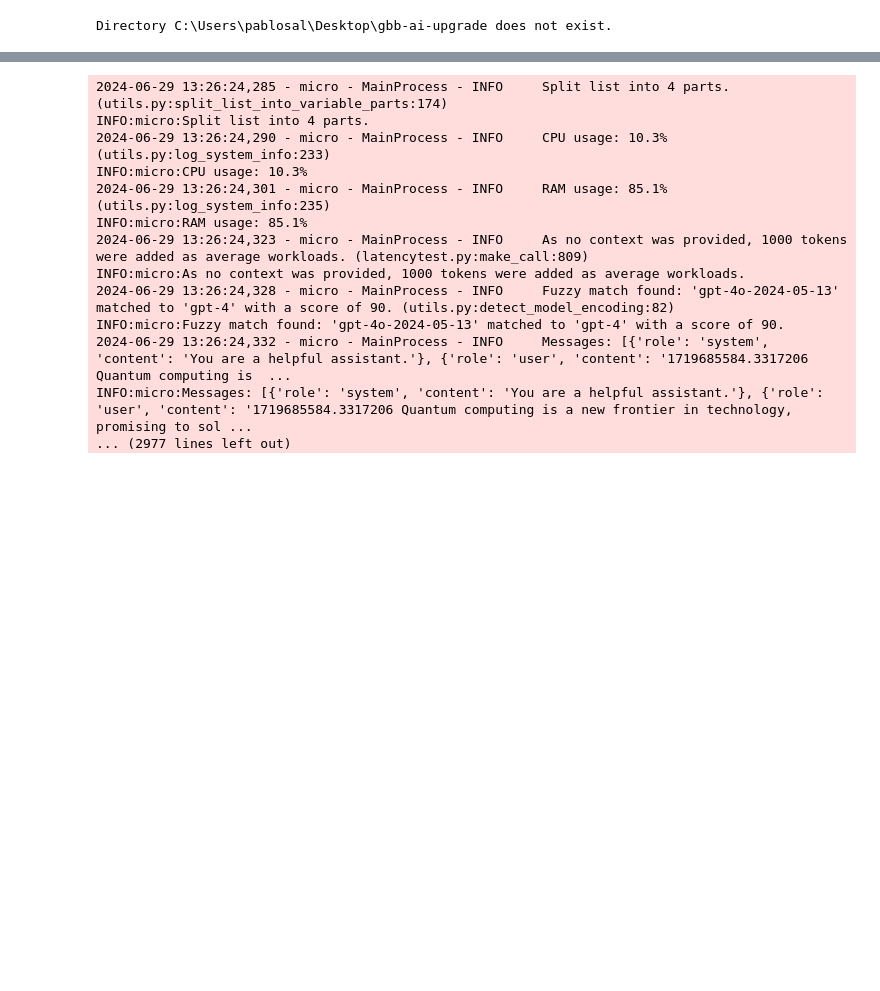
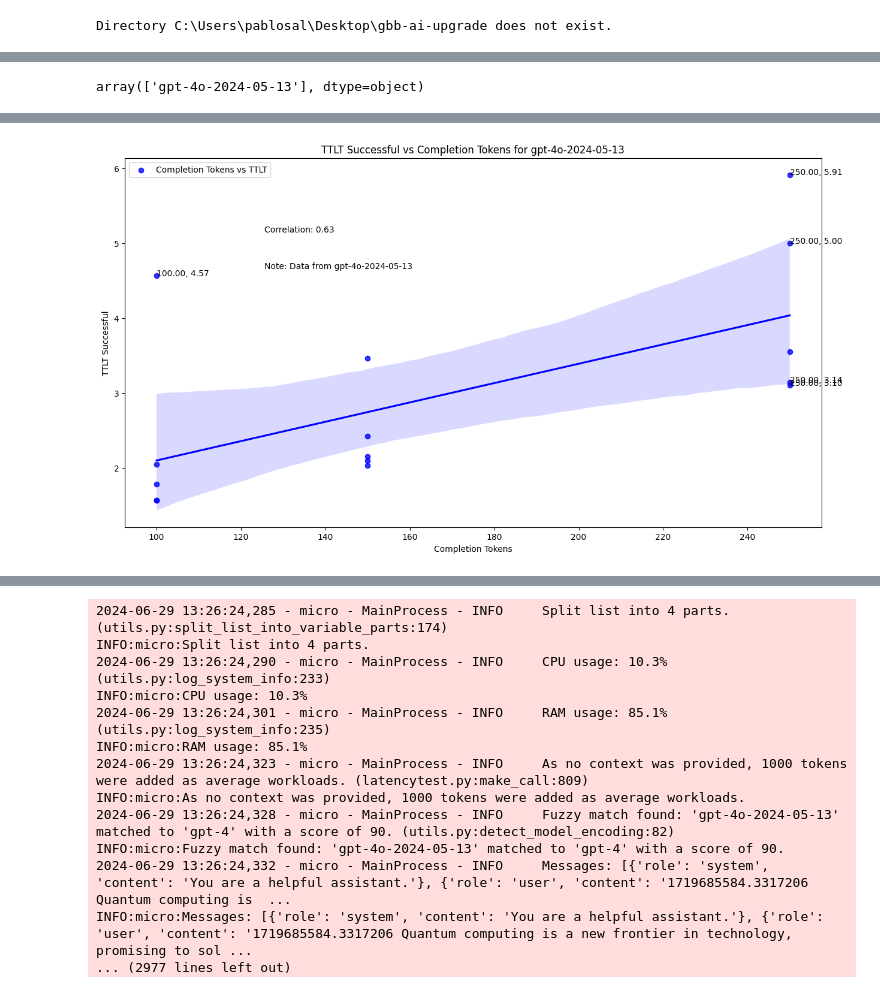
Before and after one commit to pablosalvador10/gbb-bench4ai, a Jupyter notebook: test.ipynb, the cells around one changed output, grey strips where cells are left out. Saved outputs shown, nothing was run; the diff lists cells and outputs as text; code cells hidden in the pictures; blank space fills up the shorter version.

```diff
--- a/test.ipynb
+++ b/test.ipynb
@@ -37,0 +58,2 @@ benchmark_non_streaming = AzureOpenAIBenchmarkNonStreaming(api_key=OPENAI_API_KE
+# %%
+await benchmark_non_streaming.run_latency_benchmark_bulk(deployment_names=[DEPLOYMENT_ID], max_tokens_list=[100, 150, 250], iterations=5)
@@ -37,0 +80,6 @@ benchmark_non_streaming = AzureOpenAIBenchmarkNonStreaming(api_key=OPENAI_API_KE
+# %%
+results = [benchmark_streaming.results, benchmark_non_streaming.results]
+# %%
+results_2 = {}
+for result in results:
+    results_2.update(result)
@@ -37,0 +126,2 @@ benchmark_non_streaming = AzureOpenAIBenchmarkNonStreaming(api_key=OPENAI_API_KE
+# %%
+visualizer = BenchmarkVisualizer(results_2)
@@ -37,0 +133,8 @@ benchmark_non_streaming = AzureOpenAIBenchmarkNonStreaming(api_key=OPENAI_API_KE
+# %%
+visualizer.unique_model_names
+# %% [output]
+array(['gpt-4o-2024-05-13'], dtype=object)
+# %%
+completion_tokens_plot = visualizer.plot_completion_tokens('gpt-4o-2024-05-13')
+completion_tokens_plot.show()
+# %% [output]
@@ -37,0 +149 @@ benchmark_non_streaming = AzureOpenAIBenchmarkNonStreaming(api_key=OPENAI_API_KE
+[figure, added]
```
Also changed, not shown: parts of 17 cells of this notebook, 4 other files.
